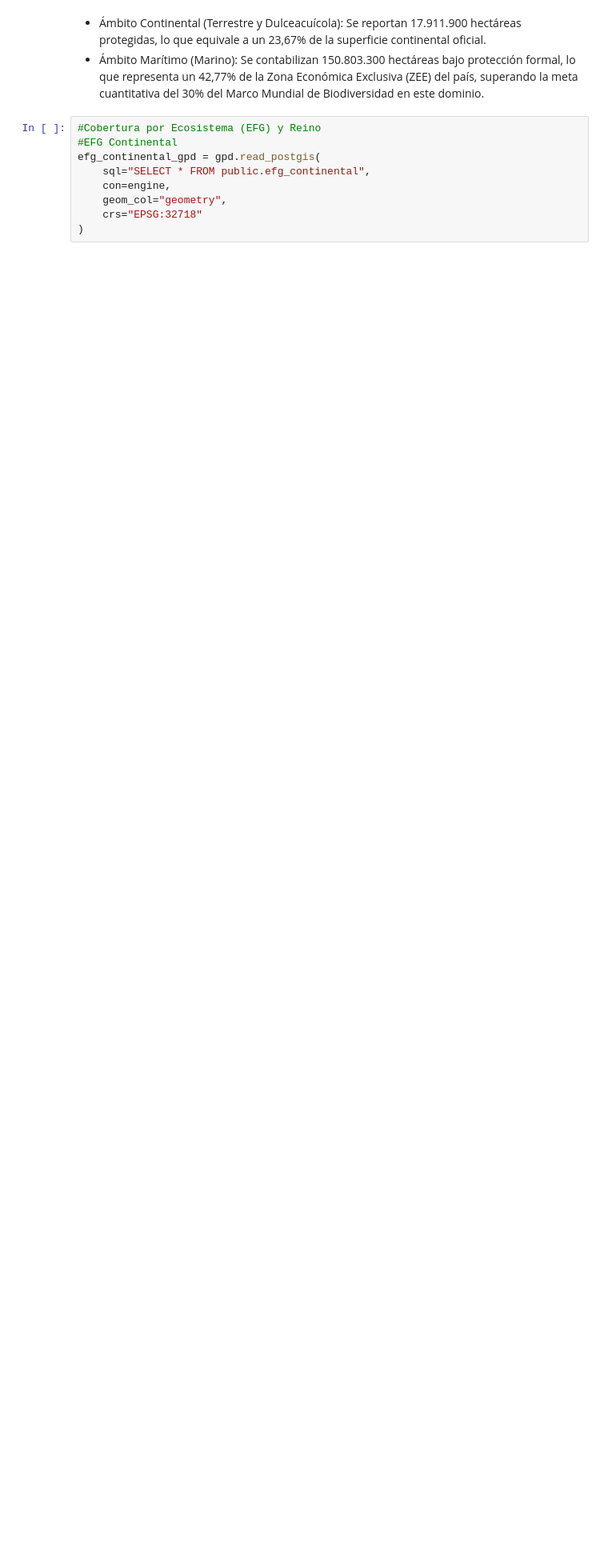
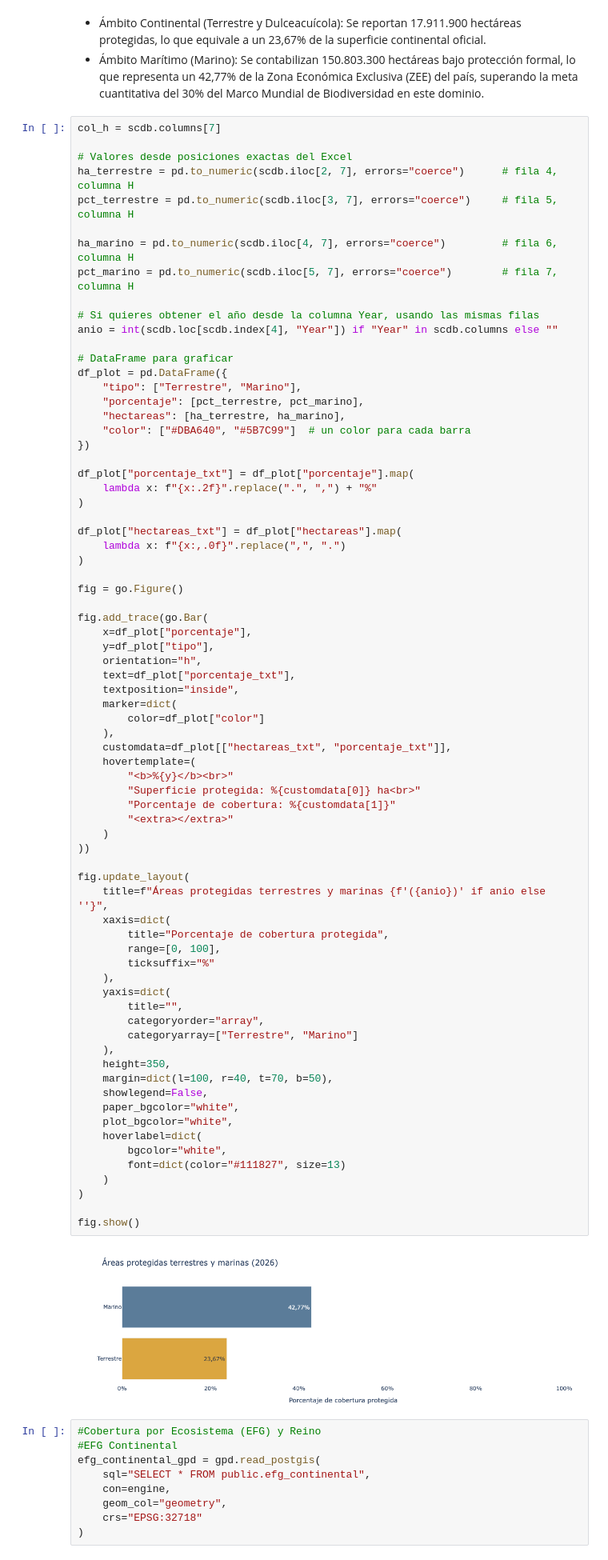
Before and after one commit to IEB-BIODATA/7NR-Indicators, a Jupyter notebook: indicadores/3_1_percentage_protected_area_coverage/3_1_Percentage_protected_area_coverage.ipynb, the cells around one changed output. Shown at 80% size. Drawn from its saved outputs; the diff is of its cells as text; blank space fills up the shorter version.

```diff
--- a/indicadores/3_1_percentage_protected_area_coverage/3_1_Percentage_protected_area_coverage.ipynb
+++ b/indicadores/3_1_percentage_protected_area_coverage/3_1_Percentage_protected_area_coverage.ipynb
@@ -517,6 +570,81 @@ porcentaje_cobertura_marina = round((areas_protegidas_marinas_gpd_area_total_ha
 # %% [markdown]
 * Ámbito Continental (Terrestre y Dulceacuícola): Se reportan 17.911.900 hectáreas protegidas, lo que equivale a un 23,67% de la superficie continental oficial.
 * Ámbito Marítimo (Marino): Se contabilizan 150.803.300 hectáreas bajo protección formal, lo que representa un 42,77% de la Zona Económica Exclusiva (ZEE) del país, superando la meta cuantitativa del 30% del Marco Mundial de Biodiversidad en este dominio.
+# %%
+col_h = scdb.columns[7]
+
+# Valores desde posiciones exactas del Excel
+ha_terrestre = pd.to_numeric(scdb.iloc[2, 7], errors="coerce")      # fila 4, columna H
+pct_terrestre = pd.to_numeric(scdb.iloc[3, 7], errors="coerce")     # fila 5, columna H
+
+ha_marino = pd.to_numeric(scdb.iloc[4, 7], errors="coerce")         # fila 6, columna H
+pct_marino = pd.to_numeric(scdb.iloc[5, 7], errors="coerce")        # fila 7, columna H
+
+# Si quieres obtener el año desde la columna Year, usando las mismas filas
+anio = int(scdb.loc[scdb.index[4], "Year"]) if "Year" in scdb.columns else ""
+
+# DataFrame para graficar
+df_plot = pd.DataFrame({
+    "tipo": ["Terrestre", "Marino"],
+    "porcentaje": [pct_terrestre, pct_marino],
+    "hectareas": [ha_terrestre, ha_marino],
+    "color": ["#DBA640", "#5B7C99"]  # un color para cada barra
+})
+
+df_plot["porcentaje_txt"] = df_plot["porcentaje"].map(
+    lambda x: f"{x:.2f}".replace(".", ",") + "%"
+)
+
+df_plot["hectareas_txt"] = df_plot["hectareas"].map(
+    lambda x: f"{x:,.0f}".replace(",", ".")
+)
+
+fig = go.Figure()
+
+fig.add_trace(go.Bar(
+    x=df_plot["porcentaje"],
+    y=df_plot["tipo"],
+    orientation="h",
+    text=df_plot["porcentaje_txt"],
+    textposition="inside",
+    marker=dict(
+        color=df_plot["color"]
+    ),
+    customdata=df_plot[["hectareas_txt", "porcentaje_txt"]],
+    hovertemplate=(
+        "<b>%{y}</b><br>"
+        "Superficie protegida: %{customdata[0]} ha<br>"
+        "Porcentaje de cobertura: %{customdata[1]}"
+        "<extra></extra>"
+    )
+))
+
+fig.update_layout(
+    title=f"Áreas protegidas terrestres y marinas {f'({anio})' if anio else ''}",
+    xaxis=dict(
+        title="Porcentaje de cobertura protegida",
+        range=[0, 100],
+        ticksuffix="%"
+    ),
+    yaxis=dict(
+        title="",
+        categoryorder="array",
+        categoryarray=["Terrestre", "Marino"]
+    ),
+    height=350,
+    margin=dict(l=100, r=40, t=70, b=50),
+    showlegend=False,
+    paper_bgcolor="white",
+    plot_bgcolor="white",
+    hoverlabel=dict(
+        bgcolor="white",
+        font=dict(color="#111827", size=13)
+    )
+)
+
+fig.show()
+# %% [output]
+[figure, added]
 # %%
 #Cobertura por Ecosistema (EFG) y Reino
 #EFG Continental
```
Also changed, not shown: parts of 8 cells of this notebook, 1 other file.
